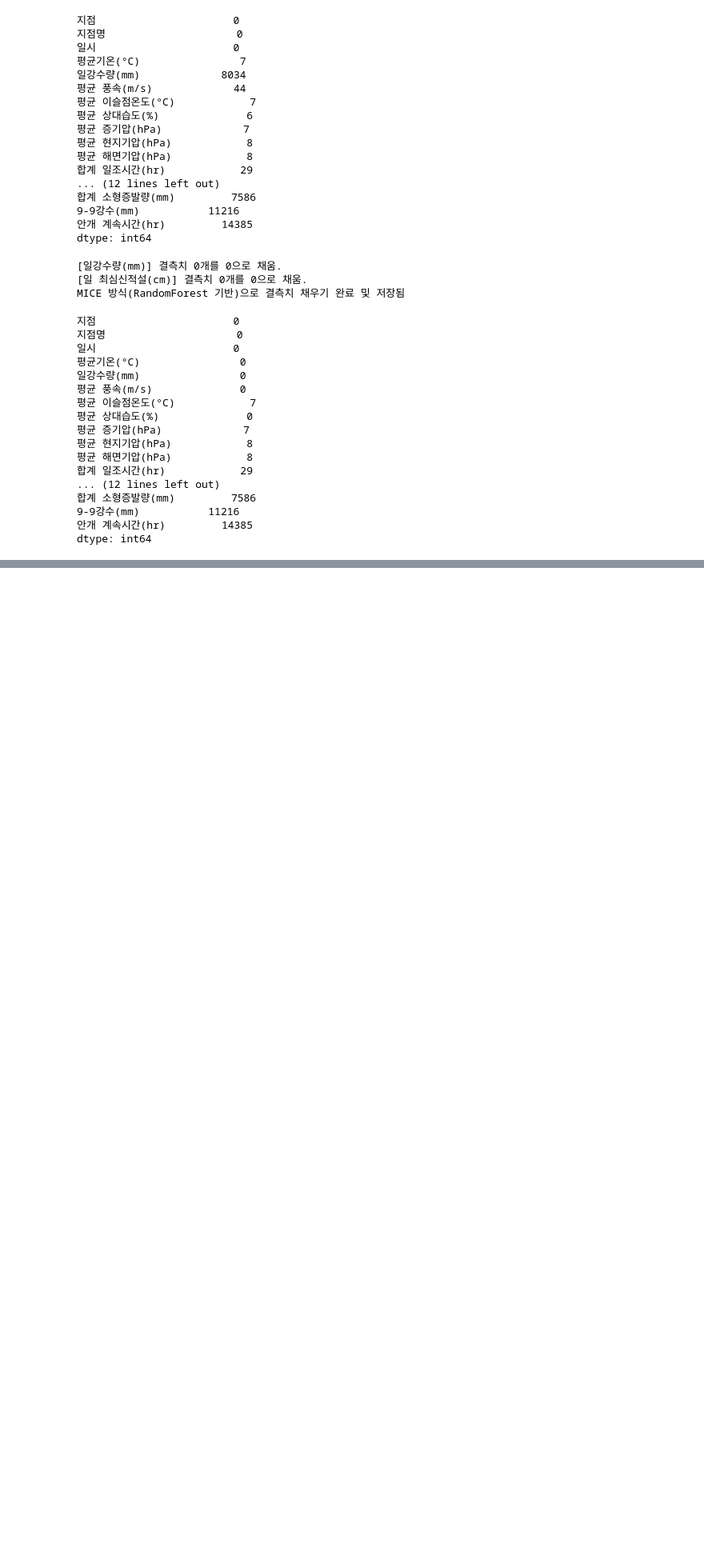
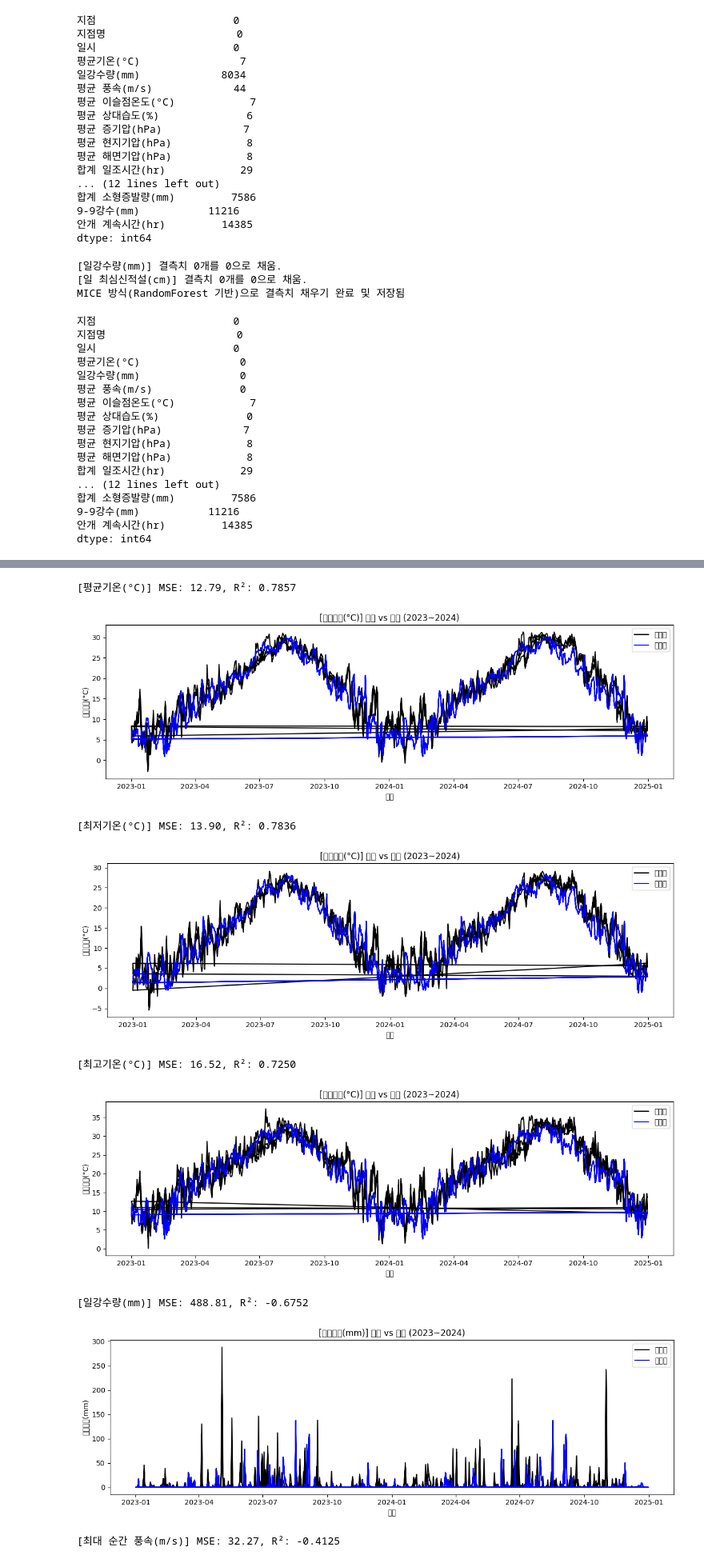
Before and after one commit to kaf829/Data_Baisc_Analyze, a Jupyter notebook: Weather_project/preprocessing.ipynb, the cells around one changed output, grey strips where cells are left out. Shown at 80% size. Cells and saved outputs as stored; diff of their text form; code cells hidden in the pictures; blank space fills up the shorter version.

```diff
--- a/Weather_project/preprocessing.ipynb
+++ b/Weather_project/preprocessing.ipynb
@@ -180,0 +303,65 @@ dtype: int64
+# %%
+import pandas as pd
+import numpy as np
+from sklearn.ensemble import RandomForestRegressor
+from sklearn.metrics import mean_squared_error, r2_score
+import matplotlib.pyplot as plt
+
+# 1. 데이터 로드 및 전처리
+df = pd.read_csv("mice_data.csv", encoding="euc-kr")
+
+excluded_cols = ['평균 상대습도(%)', '평균 이슬점온도(°C)', '평균 전운량(1/10)', '평균 해면기압(hPa)']
+df['일시'] = pd.to_datetime(df['일시'])
+df['연'] = df['일시'].dt.year
+df['월'] = df['일시'].dt.month
+df['일'] = df['일시'].dt.day
+
+feature_cols = ['연', '월', '일']
+target_cols = [col for col in df.columns if col not in excluded_cols + ['지점', '지점명', '일시'] + feature_cols]
+
+# 2. 학습용(2015~2022) / 테스트용(2023~2024) 데이터 분리
+train_df = df[df['연'] <= 2022]
+test_df = df[df['연'].isin([2023, 2024])]
+
+# 3. 컬럼별 성능 평가 및 시각화
+for col in target_cols:
+    # 결측치 제거
+    train_temp = train_df.dropna(subset=[col])
+    test_temp = test_df.dropna(subset=[col])
+
+    # 학습 및 테스트 데이터 준비
+    X_train = train_temp[feature_cols]
+    y_train = train_temp[col]
+    X_test = test_temp[feature_cols]
+    y_test = test_temp[col]
+
+    # 모델 학습 및 예측
+    model = RandomForestRegressor(n_estimators=100, random_state=42)
+    model.fit(X_train, y_train)
+    y_pred = model.predict(X_test)
+
+    # 정확도 지표 계산
+    mse = mean_squared_error(y_test, y_pred)
+    r2 = r2_score(y_test, y_pred)
+    print(f"[{col}] MSE: {mse:.2f}, R²: {r2:.4f}")
+
+    # 예측 vs 실제 시각화
+    plt.figure(figsize=(12, 4))
+    plt.plot(test_temp['일시'], y_test, label='실제값', color='black')
+    plt.plot(test_temp['일시'], y_pred, label='예측값', color='blue')
+    plt.title(f"[{col}] 예측 vs 실제 (2023~2024)")
+    plt.xlabel("날짜")
+    plt.ylabel(col)
+    plt.legend()
+    plt.tight_layout()
+    plt.show()
+# %% [output]
+[평균기온(°C)] MSE: 12.79, R²: 0.7857
+[figure, added]
+[최저기온(°C)] MSE: 13.90, R²: 0.7836
+[figure, added]
+[최고기온(°C)] MSE: 16.52, R²: 0.7250
+[figure, added]
+[일강수량(mm)] MSE: 488.81, R²: -0.6752
+[figure, added]
+[최대 순간 풍속(m/s)] MSE: 32.27, R²: -0.4125
```
Also changed, not shown: parts of 6 cells of this notebook, 25 other files.
